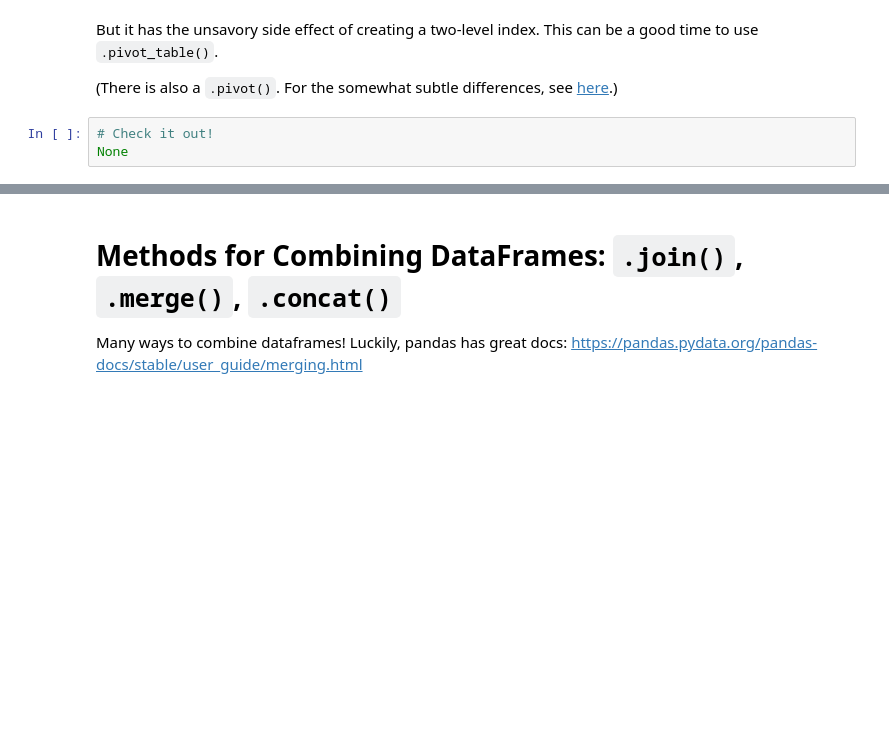
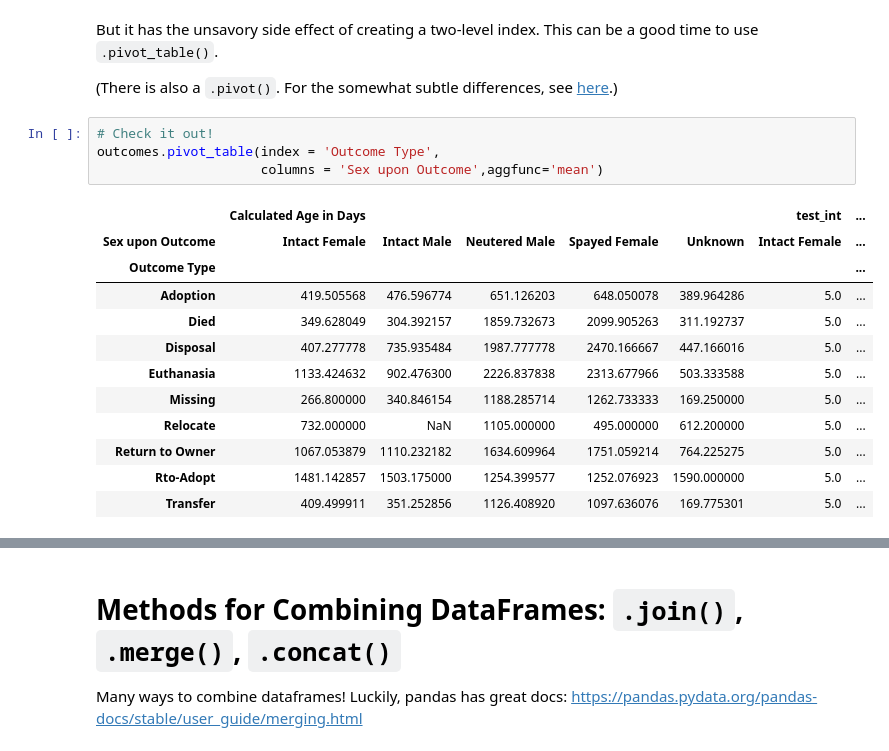
Before and after one commit to rbdaly16/NATL-DS-Live-062623, a Jupyter notebook: Phase1/Lectures/12-Aggregating_Combining_Dataframes.ipynb, the cells around one changed output, grey strips where cells are left out. Saved outputs shown, nothing was run; the diff lists cells and outputs as text; blank space fills up the shorter version.

```diff
--- a/Phase1/Lectures/12-Aggregating_Combining_Dataframes.ipynb
+++ b/Phase1/Lectures/12-Aggregating_Combining_Dataframes.ipynb
@@ -94,6 +221,20 @@ outcomes.groupby(by=['Outcome Type', 'Sex upon Outcome']).agg('mean')
 But it has the unsavory side effect of creating a two-level index. This can be a good time to use `.pivot_table()`.
 
 (There is also a `.pivot()`. For the somewhat subtle differences, see [here](https://stackoverflow.com/questions/30960338/pandas-difference-between-pivot-and-pivot-table-why-is-only-pivot-table-workin).)
-# %%
-# Check it out!
-None
+# %%
+# Check it out!
+outcomes.pivot_table(index = 'Outcome Type',
+                     columns = 'Sex upon Outcome',aggfunc='mean')
+# %% [output]
+|  | Calculated Age in Days |  |  |  |  | test_int | ... |
+| Sex upon Outcome | Intact Female | Intact Male | Neutered Male | Spayed Female | Unknown | Intact Female | ... |
+| Outcome Type |  |  |  |  |  |  | ... |
+| Adoption | 419.505568 | 476.596774 | 651.126203 | 648.050078 | 389.964286 | 5.0 | ... |
+| Died | 349.628049 | 304.392157 | 1859.732673 | 2099.905263 | 311.192737 | 5.0 | ... |
+| Disposal | 407.277778 | 735.935484 | 1987.777778 | 2470.166667 | 447.166016 | 5.0 | ... |
+| Euthanasia | 1133.424632 | 902.476300 | 2226.837838 | 2313.677966 | 503.333588 | 5.0 | ... |
+| Missing | 266.800000 | 340.846154 | 1188.285714 | 1262.733333 | 169.250000 | 5.0 | ... |
+| Relocate | 732.000000 | NaN | 1105.000000 | 495.000000 | 612.200000 | 5.0 | ... |
+| Return to Owner | 1067.053879 | 1110.232182 | 1634.609964 | 1751.059214 | 764.225275 | 5.0 | ... |
+| Rto-Adopt | 1481.142857 | 1503.175000 | 1254.399577 | 1252.076923 | 1590.000000 | 5.0 | ... |
+| Transfer | 409.499911 | 351.252856 | 1126.408920 | 1097.636076 | 169.775301 | 5.0 | ... |
```
Also changed, not shown: parts of 53 cells of this notebook.
